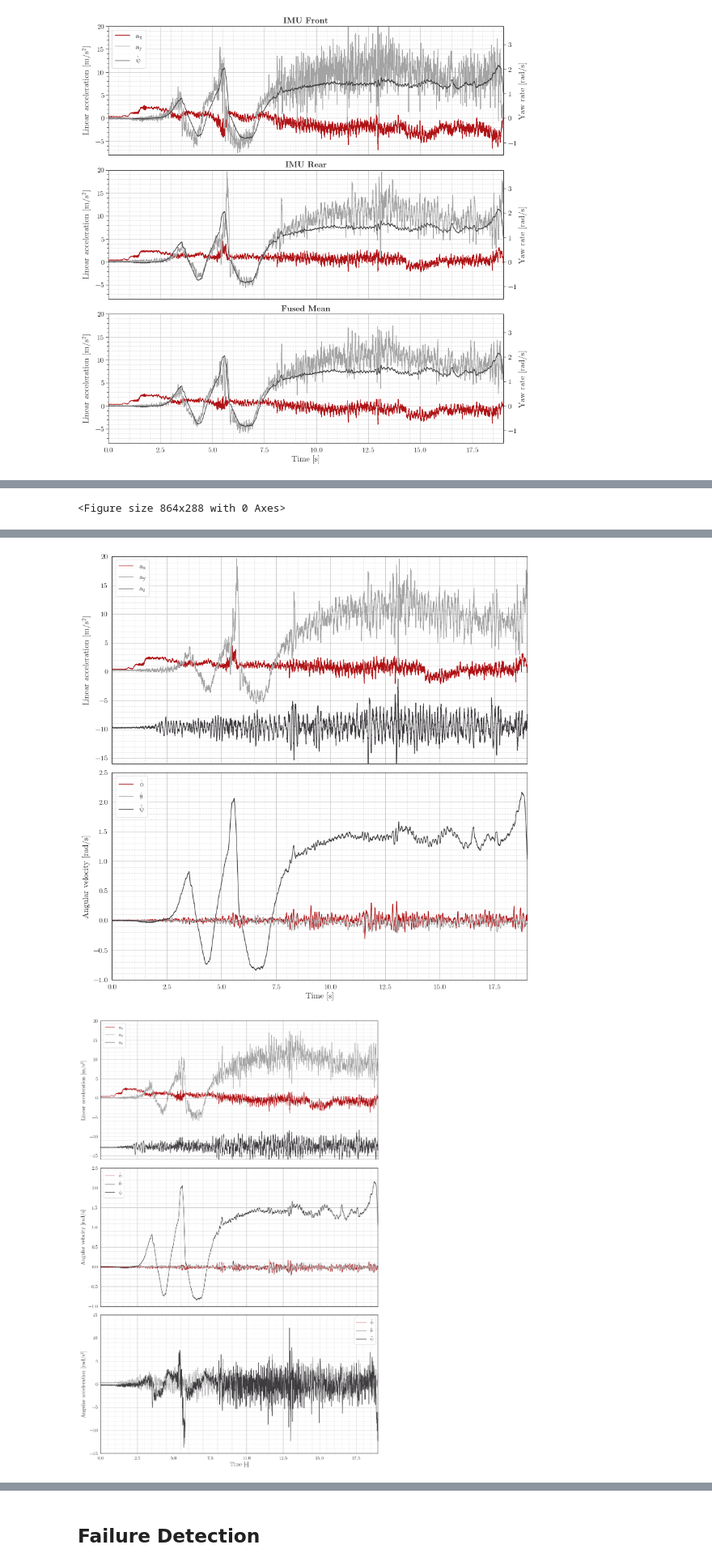
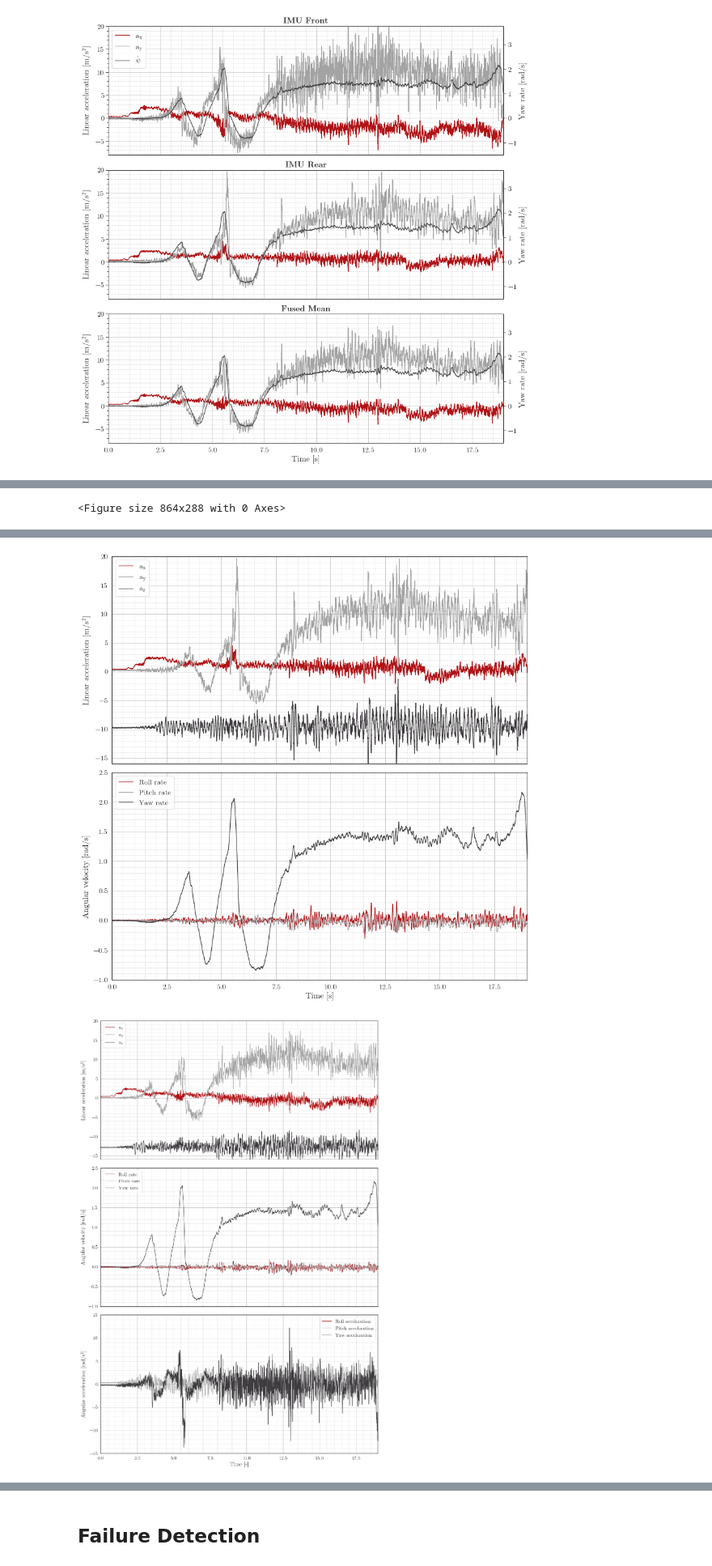
Before and after one commit to DominikStiller/dhbw-t3100, a Jupyter notebook: T3100.ipynb, the cells around one changed output, grey strips where cells are left out. Shown at 81% size. Saved outputs shown, nothing was run; the diff lists cells and outputs as text; code cells hidden in the pictures.

```diff
--- a/T3100.ipynb
+++ b/T3100.ipynb
@@ -213,9 +213,9 @@ def plot_imu_fusion_full():
 
         # Angular velocity
         ax = axs[1]
-        ax.plot(imu['time'], imu["d_roll"], label=r"$\dot\phi$")
-        ax.plot(imu['time'], imu["d_pitch"], label=r"$\dot\theta$")
-        ax.plot(imu['time'], imu["d_yaw"], label=r"$\dot\psi$")
+        ax.plot(imu['time'], imu["d_roll"], label=r"Roll rate")
+        ax.plot(imu['time'], imu["d_pitch"], label=r"Pitch rate")
+        ax.plot(imu['time'], imu["d_yaw"], label=r"Yaw rate")
 
         ax.legend()
         ax.set_ylim([-1, 2.5])
@@ -224,9 +224,9 @@ def plot_imu_fusion_full():
         if not "imu" in name:
             # Angular acceleration
             ax = axs[2]
-            ax.plot(imu['time'], imu["dd_roll"], label=r"$\ddot\phi$")
-            ax.plot(imu['time'], imu["dd_pitch"], label=r"$\ddot\theta$")
-            ax.plot(imu['time'], imu["dd_yaw"], label=r"$\ddot\psi$")
+            ax.plot(imu['time'], imu["dd_roll"], label=r"Roll acceleration")
+            ax.plot(imu['time'], imu["dd_pitch"], label=r"Pitch acceleration")
+            ax.plot(imu['time'], imu["dd_yaw"], label=r"Yaw acceleration")
 
             ax.legend()
             ax.set_ylim([-15, 15])
@@ -253,2 +253,2 @@ plot_imu_fusion_full()
-[figure, old version]
+[figure, new version]
-[figure, old version]
+[figure, new version]
```
Also changed, not shown: parts of 1 cell of this notebook, 21 other files.
